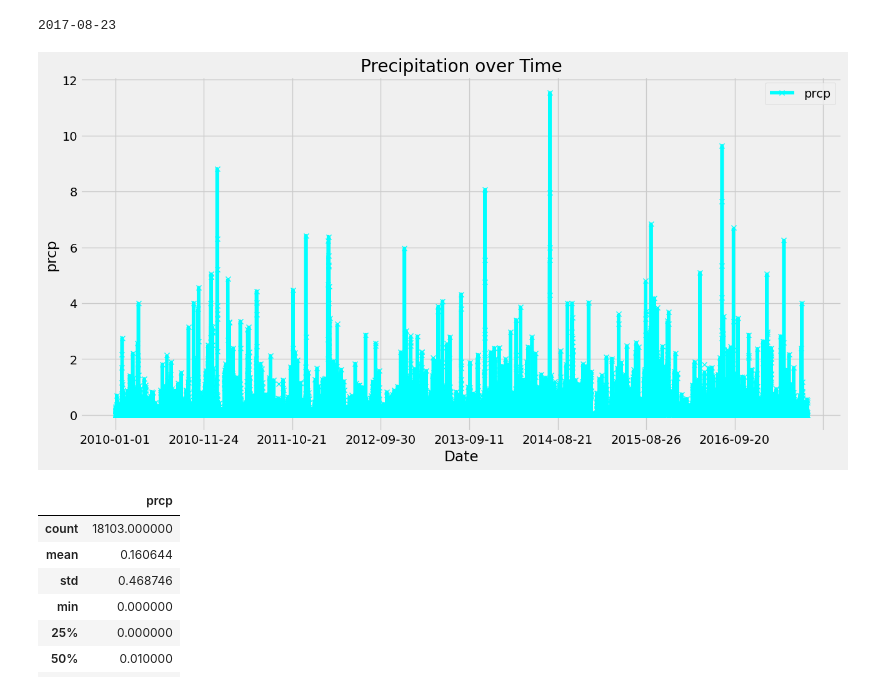
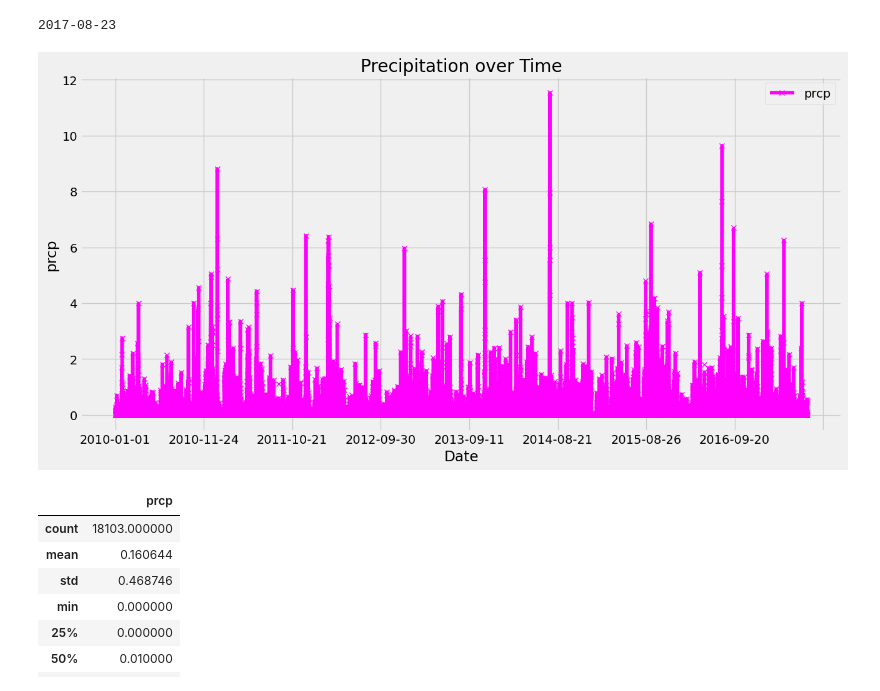
Before and after one commit to LittleAnimal667/sqlalchemy-challenge, a Jupyter notebook: SurfsUp/climate_starter.ipynb, the cells around one changed output. Drawn from its saved outputs; the diff is of its cells as text; code cells hidden in the pictures.

```diff
--- a/SurfsUp/climate_starter.ipynb
+++ b/SurfsUp/climate_starter.ipynb
@@ -61,31 +61,31 @@ print(most_recent_date)
 # %%
 # Design a query to retrieve the last 12 months of precipitation data and plot the results.
 # Starting from the most recent data point in the database.
 last_year_rain = session.query(Measurement.date, Measurement.prcp).filter(
     Measurement.date >= "2016-08-24").\
     filter(Measurement.date <= "2017-08-23").all()
 
 # Calculate the date one year from the last date in data set.
 one_year =  dt.date(2017, 8, 23) - dt.timedelta(days=365)
 
 # Perform a query to retrieve the data and precipitation scores
-data_and_precipitation = session.query(Measurement.date, Measurement.prcp).all()
+date_and_precipitation = session.query(Measurement.date, Measurement.prcp).all()
 
 # Save the query results as a Pandas DataFrame. Explicitly set the column names
-dp_df = pd.DataFrame(data_and_precipitation, columns=['date', 'prcp'])
+dp_df = pd.DataFrame(date_and_precipitation, columns=['date', 'prcp'])
 
 
 # Sort the dataframe by date
 dp_df = dp_df.sort_values(by='date')
 
 # Use Pandas Plotting with Matplotlib to plot the data
-dp_df.plot(x='date', y='prcp', kind='line', color='cyan', marker='x', linestyle='-', figsize=(14, 7))
+dp_df.plot(x='date', y='prcp', kind='line', color='magenta', marker='x', linestyle='-', figsize=(14, 7))
 plt.xlabel('Date')
 plt.ylabel('prcp')
 plt.title('Precipitation over Time')
 plt.show()
 # %% [output]
-[figure, old version]
+[figure, new version]
 # %%
 # Use Pandas to calculate the summary statistics for the precipitation data
 dp_df.describe()
```
Also changed, not shown: parts of 1 cell of this notebook, 1 other file.
